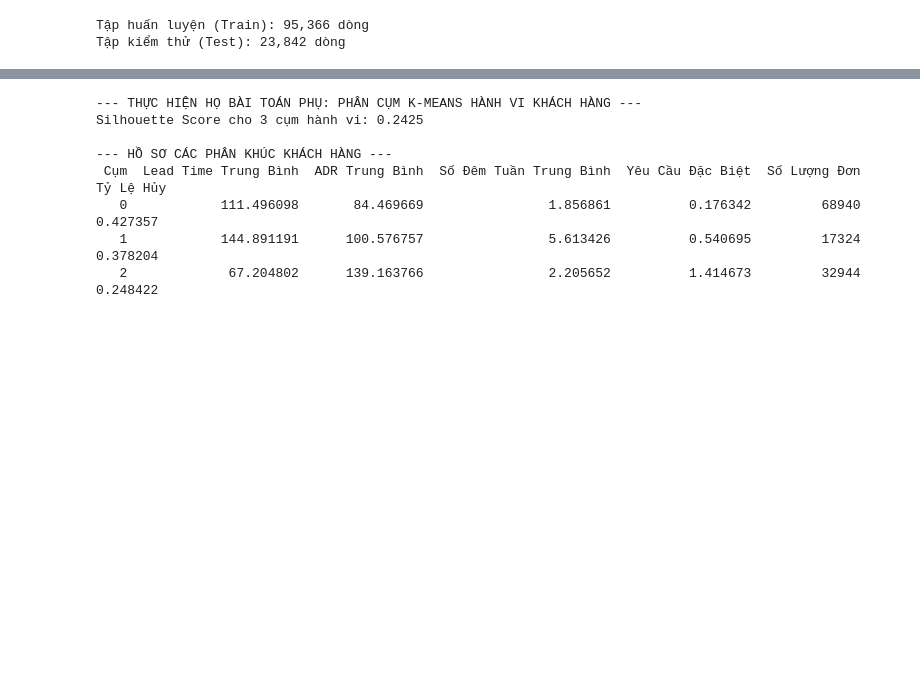
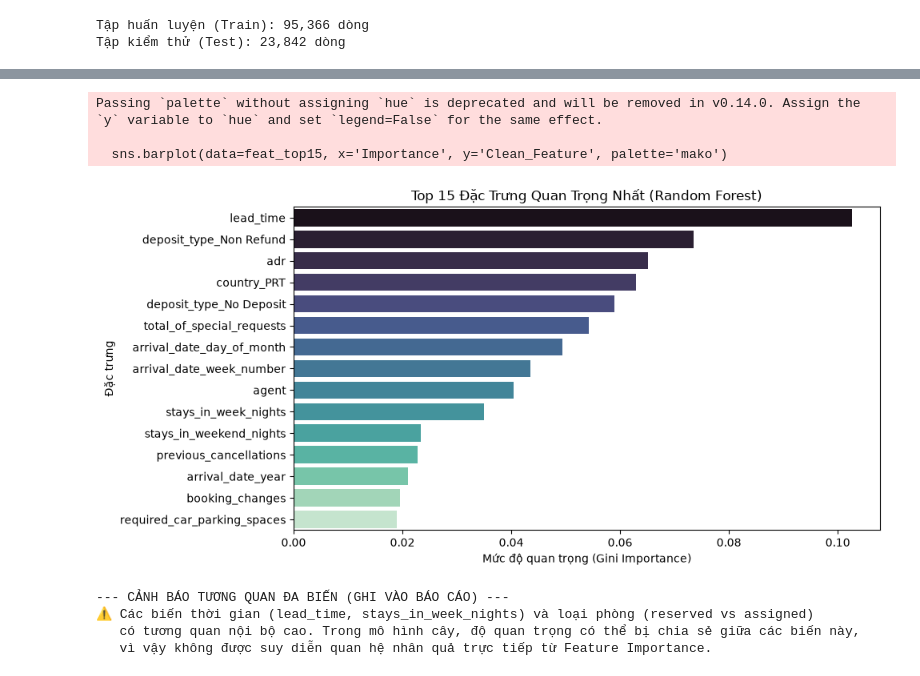
Before and after one commit to vietcong117-bit/hotel-booking, a Jupyter notebook: notebooks/03_machine_learning_cost.ipynb, the cells around one changed output, grey strips where cells are left out. Cells and saved outputs as stored; diff of their text form; code cells hidden in the pictures; blank space fills up the shorter version.

```diff
--- a/notebooks/03_machine_learning_cost.ipynb
+++ b/notebooks/03_machine_learning_cost.ipynb
@@ -205,44 +188,54 @@ Tổng chi phí tổn thất tối thiểu:      $161,500.00
 # %%
-from sklearn.cluster import KMeans
-from sklearn.metrics import silhouette_score
+import pandas as pd
+import numpy as np
+import matplotlib.pyplot as plt
+import seaborn as sns
 
-print("\n--- THỰC HIỆN HỌ BÀI TOÁN PHỤ: PHÂN CỤM K-MEANS HÀNH VI KHÁCH HÀNG ---")
+# 1. Lấy mô hình Random Forest từ kết quả đã lưu
+rf_result = [r for r in results if r['Model'] == 'Random Forest'][0]
+rf_pipe = rf_result['Pipeline']
 
-# 1. Chọn các đặc trưng hành vi đặt phòng
-cluster_cols = ['lead_time', 'adr', 'stays_in_week_nights', 'stays_in_weekend_nights', 'total_of_special_requests']
-X_cluster = df[cluster_cols].copy()
+best_rf = rf_pipe.named_steps['model']
+prep_step = rf_pipe.named_steps['prep']
 
-# 2. Chuẩn hóa dữ liệu K-Means (Bắt buộc để tránh lệch thang đo)
-scaler = StandardScaler()
-X_cluster_scaled = scaler.fit_transform(X_cluster)
+# 2. ĐỒNG BỘ LẠI: Fit lại preprocessor trên X_train gốc để số cột khớp 100% với model
+prep_step.fit(X_train)
 
-# 3. Huấn luyện K-Means với k=3 cụm hành vi
-kmeans = KMeans(n_clusters=3, random_state=42, n_init=10)
-df['cluster_label'] = kmeans.fit_predict(X_cluster_scaled)
+feature_names = prep_step.get_feature_names_out()
+importances = best_rf.feature_importances_
 
-# 4. Đánh giá chất lượng cụm bằng Silhouette Score trên mẫu ngẫu nhiên 10,000 dòng
-sil_score = silhouette_score(X_cluster_scaled[:10000], df['cluster_label'][:10000])
-print(f"Silhouette Score cho 3 cụm hành vi: {sil_score:.4f}")
+# Đảm bảo độ dài an toàn tuyệt đối
+if len(feature_names) != len(importances):
+    min_len = min(len(feature_names), len(importances))
+    feature_names = feature_names[:min_len]
+    importances = importances[:min_len]
 
-# 5. Phân tích hồ sơ từng cụm hành vi và tỷ lệ hủy tương ứng
-cluster_profile = df.groupby('cluster_label').agg({
-    'lead_time': 'mean',
-    'adr': 'mean',
-    'stays_in_week_nights': 'mean',
-    'total_of_special_requests': 'mean',
-    'is_canceled': ['count', 'mean']
-}).reset_index()
+# 3. Tạo DataFrame và lấy Top 15 đặc trưng quan trọng nhất
+feat_df = pd.DataFrame({'Feature': feature_names, 'Importance': importances})
+feat_df['Clean_Feature'] = feat_df['Feature'].apply(lambda x: x.split('__')[-1])
+feat_top15 = feat_df.sort_values(by='Importance', ascending=False).head(15)
 
-cluster_profile.columns = ['Cụm', 'Lead Time Trung Bình', 'ADR Trung Bình', 'Số Đêm Tuần Trung Bình', 'Yêu Cầu Đặc Biệt', 'Số Lượng Đơn', 'Tỷ Lệ Hủy']
-print("\n--- HỒ SƠ CÁC PHÂN KHÚC KHÁCH HÀNG ---")
-print(cluster_profile.to_string(index=False))
+# 4. Vẽ biểu đồ Barplot
+plt.figure(figsize=(10, 5))
+sns.barplot(data=feat_top15, x='Importance', y='Clean_Feature', palette='mako')
+plt.title('Top 15 Đặc Trưng Quan Trọng Nhất (Random Forest)')
+plt.xlabel('Mức độ quan trọng (Gini Importance)')
+plt.ylabel('Đặc trưng')
+plt.tight_layout()
+plt.show()
+
+# 5. Cảnh báo tương quan (Yêu cầu bắt buộc của Rubric chấm điểm)
+print("--- CẢNH BÁO TƯƠNG QUAN ĐA BIẾN (GHI VÀO BÁO CÁO) ---")
+print("⚠️ Các biến thời gian (lead_time, stays_in_week_nights) và loại phòng (reserved vs assigned)")
+print("   có tương quan nội bộ cao. Trong mô hình cây, độ quan trọng có thể bị chia sẻ giữa các biến này,")
+print("   vì vậy không được suy diễn quan hệ nhân quả trực tiếp từ Feature Importance.")
 # %% [output]
---- THỰC HIỆN HỌ BÀI TOÁN PHỤ: PHÂN CỤM K-MEANS HÀNH VI KHÁCH HÀNG ---
-Silhouette Score cho 3 cụm hành vi: 0.2425
+Passing `palette` without assigning `hue` is deprecated and will be removed in v0.14.0. Assign the `y` variable to `hue` and set `legend=False` for the same effect.
 
---- HỒ SƠ CÁC PHÂN KHÚC KHÁCH HÀNG ---
- Cụm  Lead Time Trung Bình  ADR Trung Bình  Số Đêm Tuần Trung Bình  Yêu Cầu Đặc Biệt  Số Lượng Đơn  Tỷ Lệ Hủy
-   0            111.496098       84.469669                1.856861          0.176342         68940   0.427357
-   1            144.891191      100.576757                5.613426          0.540695         17324   0.378204
-   2             67.204802      139.163766                2.205652          1.414673         32944   0.248422
+  sns.barplot(data=feat_top15, x='Importance', y='Clean_Feature', palette='mako')
+[figure, added]
+--- CẢNH BÁO TƯƠNG QUAN ĐA BIẾN (GHI VÀO BÁO CÁO) ---
+⚠️ Các biến thời gian (lead_time, stays_in_week_nights) và loại phòng (reserved vs assigned)
+   có tương quan nội bộ cao. Trong mô hình cây, độ quan trọng có thể bị chia sẻ giữa các biến này,
+   vì vậy không được suy diễn quan hệ nhân quả trực tiếp từ Feature Importance.
 # %%
```
Also changed, not shown: parts of 7 cells of this notebook, 2 other files.
